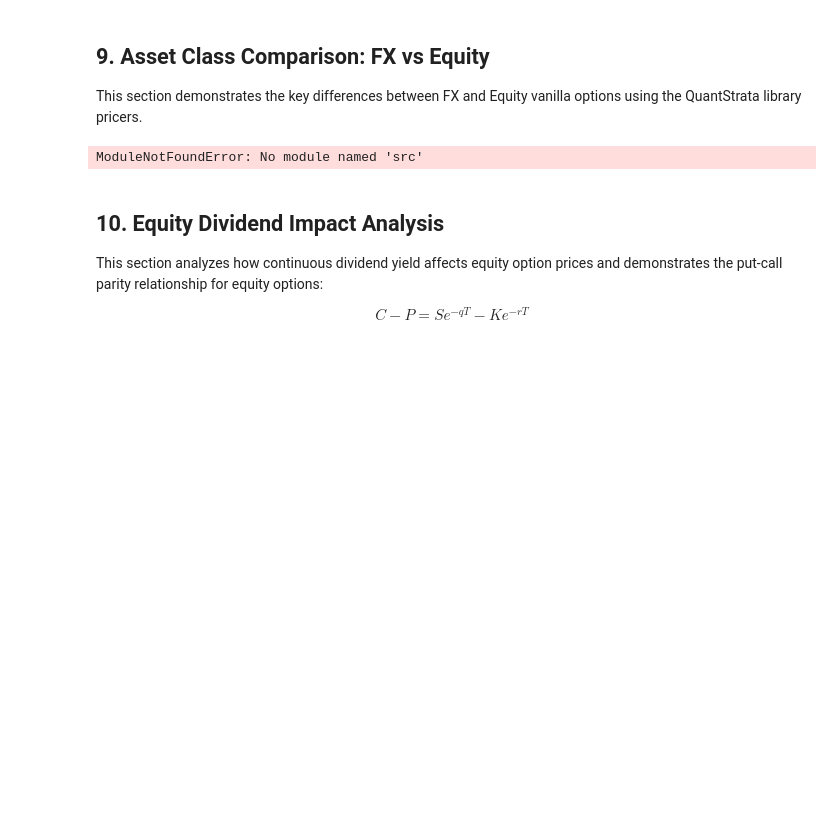
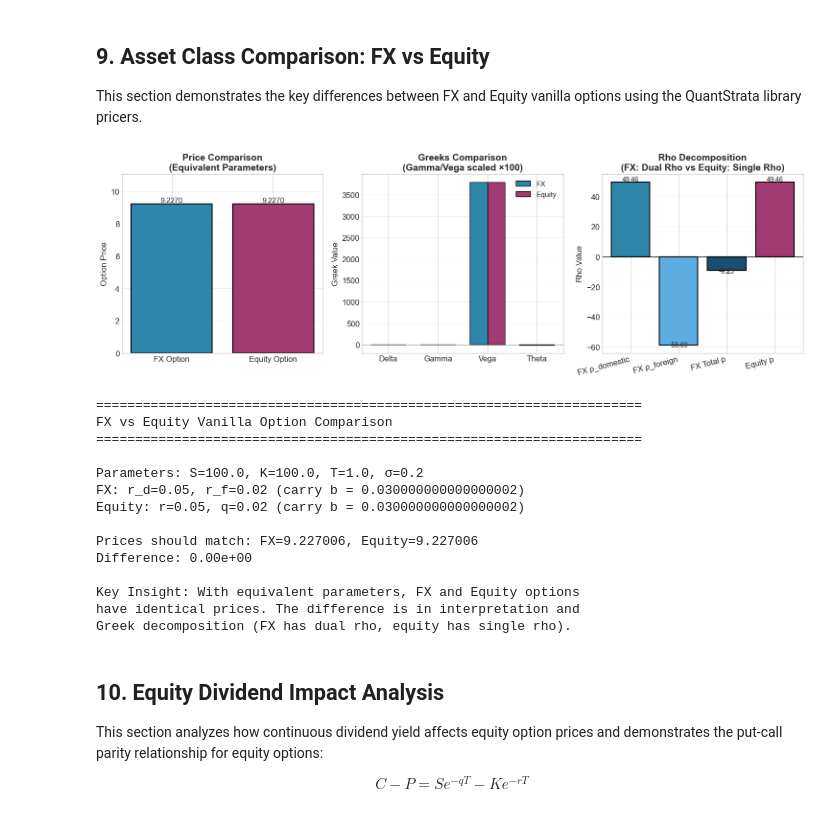
Before and after one commit to JStevens95/QuantStrata, a Jupyter notebook: docs/notebooks/instruments/vanilla_options_analysis.ipynb, the cells around one changed output. Saved outputs shown, nothing was run; the diff lists cells and outputs as text; code cells hidden in the pictures; blank space fills up the shorter version.

```diff
--- a/docs/notebooks/instruments/vanilla_options_analysis.ipynb
+++ b/docs/notebooks/instruments/vanilla_options_analysis.ipynb
@@ -841,7 +854,7 @@ plot_implied_vol_smile()
 
 This section demonstrates the key differences between FX and Equity vanilla options using the QuantStrata library pricers.
 # %%
-def plot_fx_vs_equity_comparison():
+def plot_fx_vs_equity_comparison(save_fig: bool = False):
     """
     Side-by-side comparison of FX and Equity vanilla option pricing.
 
@@ -850,6 +863,7 @@ def plot_fx_vs_equity_comparison():
     - Equity uses one curve (r) plus dividend yield (q)
     - Greeks structure differs (rho decomposition)
     """
+
     from src.marketdata.core.ids import MarketId
     from src.marketdata.core.interfaces import Quote
     from src.marketdata.core.market import Market
@@ -974,34 +988,48 @@ def plot_fx_vs_equity_comparison():
     colors_rho = ['#2E86AB', '#5DADE2', '#1B4F72', '#A23B72']
     bars = ax.bar(rho_labels, rho_values, color=colors_rho, edgecolor='black', linewidth=1.5)
     ax.set_ylabel('Rho Value', fontsize=12)
     ax.set_title('Rho Decomposition\n(FX: Dual Rho vs Equity: Single Rho)', fontsize=14, fontweight='bold')
     ax.axhline(y=0, color='black', linewidth=0.5)
     for bar, val in zip(bars, rho_values):
         ypos = bar.get_height() + 0.5 if val >= 0 else bar.get_height() - 1.5
         ax.text(bar.get_x() + bar.get_width()/2, ypos, f'{val:.2f}', ha='center', fontsize=10)
     ax.grid(axis='y', alpha=0.3)
     plt.xticks(rotation=15, ha='right')
 
     plt.tight_layout()
     plt.show()
 
     # Print summary
     print("\n" + "="*70)
     print("FX vs Equity Vanilla Option Comparison")
     print("="*70)
     print(f"\nParameters: S={spot}, K={strike}, T={expiry}, σ={vol}")
     print(f"FX: r_d={r_domestic}, r_f={r_foreign} (carry b = {r_domestic - r_foreign})")
     print(f"Equity: r={r_domestic}, q={r_foreign} (carry b = {r_domestic - r_foreign})")
     print(f"\nPrices should match: FX={fx_price:.6f}, Equity={eq_price:.6f}")
     print(f"Difference: {abs(fx_price - eq_price):.2e}")
     print("\nKey Insight: With equivalent parameters, FX and Equity options")
     print("have identical prices. The difference is in interpretation and")
     print("Greek decomposition (FX has dual rho, equity has single rho).")
 
 # Run the comparison
 plot_fx_vs_equity_comparison()
 # %% [output]
+[figure, added]
-ModuleNotFoundError: No module named 'src'
+======================================================================
+FX vs Equity Vanilla Option Comparison
+======================================================================
+
+Parameters: S=100.0, K=100.0, T=1.0, σ=0.2
+FX: r_d=0.05, r_f=0.02 (carry b = 0.030000000000000002)
+Equity: r=0.05, q=0.02 (carry b = 0.030000000000000002)
+
+Prices should match: FX=9.227006, Equity=9.227006
+Difference: 0.00e+00
+
+Key Insight: With equivalent parameters, FX and Equity options
+have identical prices. The difference is in interpretation and
+Greek decomposition (FX has dual rho, equity has single rho).
 # %% [markdown]
 ## 10. Equity Dividend Impact Analysis
 
```
Also changed, not shown: parts of 14 cells of this notebook, 7 other files.
